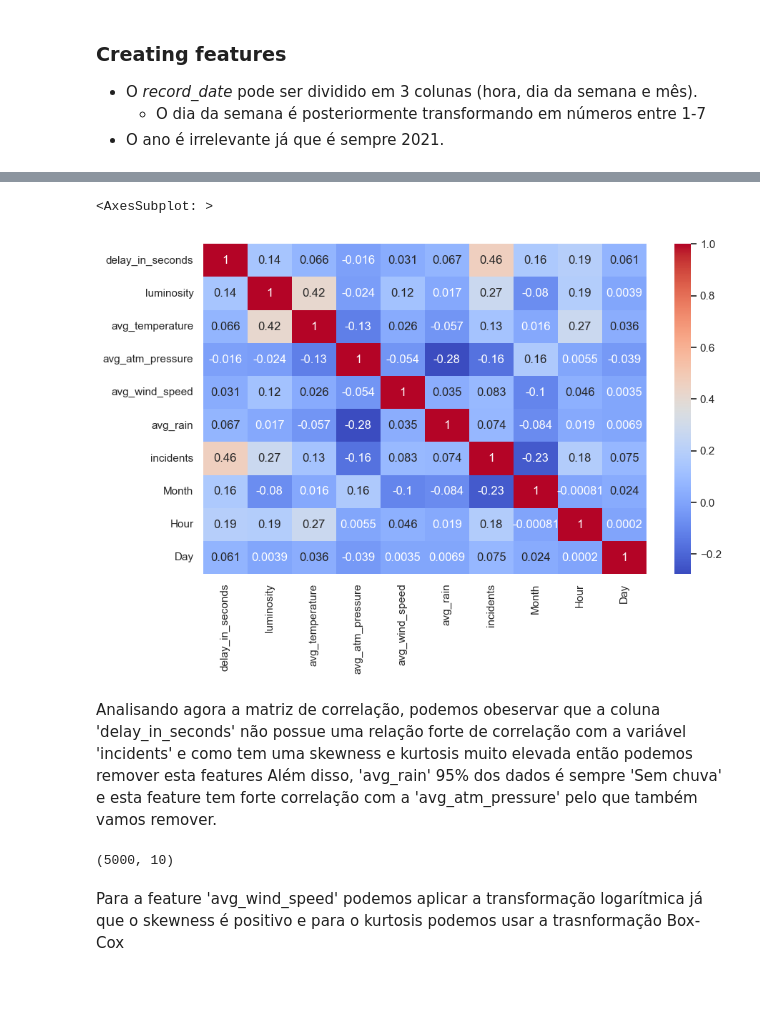
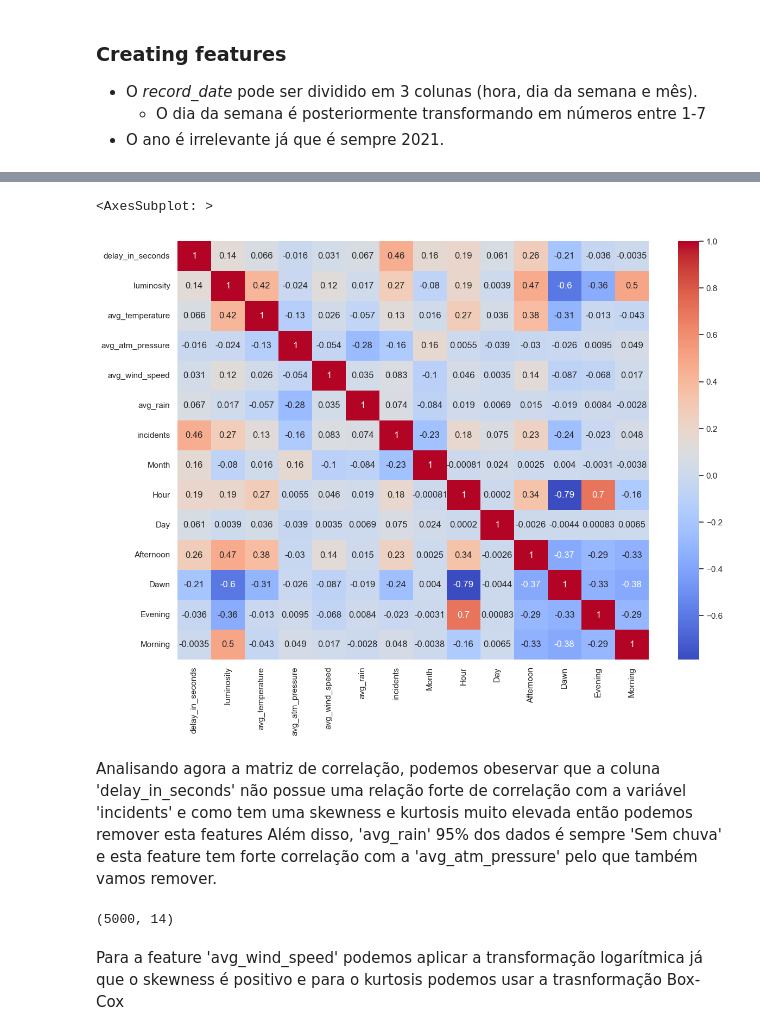
Before and after one commit to bohdan167/DAA, a Jupyter notebook: Datasets_&_Notebooks/Competition/PrepareData.ipynb, the cells around one changed output, grey strips where cells are left out. Cells and saved outputs as stored; diff of their text form; code cells hidden in the pictures; blank space fills up the shorter version.

```diff
--- a/Datasets_&_Notebooks/Competition/PrepareData.ipynb
+++ b/Datasets_&_Notebooks/Competition/PrepareData.ipynb
@@ -300,3 +300,28 @@ traffic.head()
 | 2 | 69 | , | 2 | 14.0 | 1025.0 | 0.0 | ... |
 | 3 | 2297 | N101,R206,N105,N101,N101,N101,N10... | 2 | 15.0 | 1028.0 | 1.0 | ... |
 | 4 | 0 | N101,N101,N101,N101,N101, | 2 | 27.0 | 1020.0 | 1.0 | ... |
+# %%
+def daypart(hour):
+    if hour > 6 and hour <= 12:
+        return "Morning"
+    elif hour > 12 and hour <= 18:
+        return "Afternoon"
+    elif hour > 18 and hour <= 24:
+        return "Evening"
+    else: return "Dawn"
+
+traffic['Day_Part'] = traffic['Hour'].apply(daypart)
+
+#one hor encoding day part
+one_hot_dates = pd.get_dummies(traffic['Day_Part'])
+del traffic['Day_Part']
+traffic = pd.concat([traffic, one_hot_dates], axis=1)
+
+test['Day_Part'] = test['Hour'].apply(daypart)
+
+#one hor encoding day part
+one_hot_dates = pd.get_dummies(test['Day_Part'])
+test = pd.concat([test, one_hot_dates], axis=1)
+del test['Day_Part']
+
+traffic.head()
@@ -303,9 +335,9 @@ traffic.head()
 # %%
-plt.subplots(figsize=(10,6))
+plt.subplots(figsize=(14,10))
 sns.heatmap(traffic.corr(), annot = True, cmap='coolwarm')
 # %% [output]
 <AxesSubplot: >
-[figure, old version]
+[figure, new version]
 # %% [markdown]
 Analisando agora a matriz de correlação, podemos obeservar que a coluna 'delay_in_seconds' não possue uma relação forte de correlação com a variável 'incidents' e como tem uma skewness e kurtosis muito elevada então podemos remover esta features
 Além disso, 'avg_rain' 95% dos dados é sempre 'Sem chuva' e esta feature tem forte correlação com a 'avg_atm_pressure' pelo que também vamos remover.
@@ -316,7 +348,7 @@ traffic.drop(['avg_rain'], axis=1, inplace=True)
 test.drop(['avg_rain'], axis=1, inplace=True)
 traffic.shape
 # %% [output]
-(5000, 10)
+(5000, 14)
 # %% [markdown]
 Para a feature 'avg_wind_speed' podemos aplicar a transformação logarítmica já que o skewness é positivo e para o kurtosis podemos usar a trasnformação Box-Cox
 # %%
```
Also changed, not shown: parts of 10 cells of this notebook, 4 other files.
